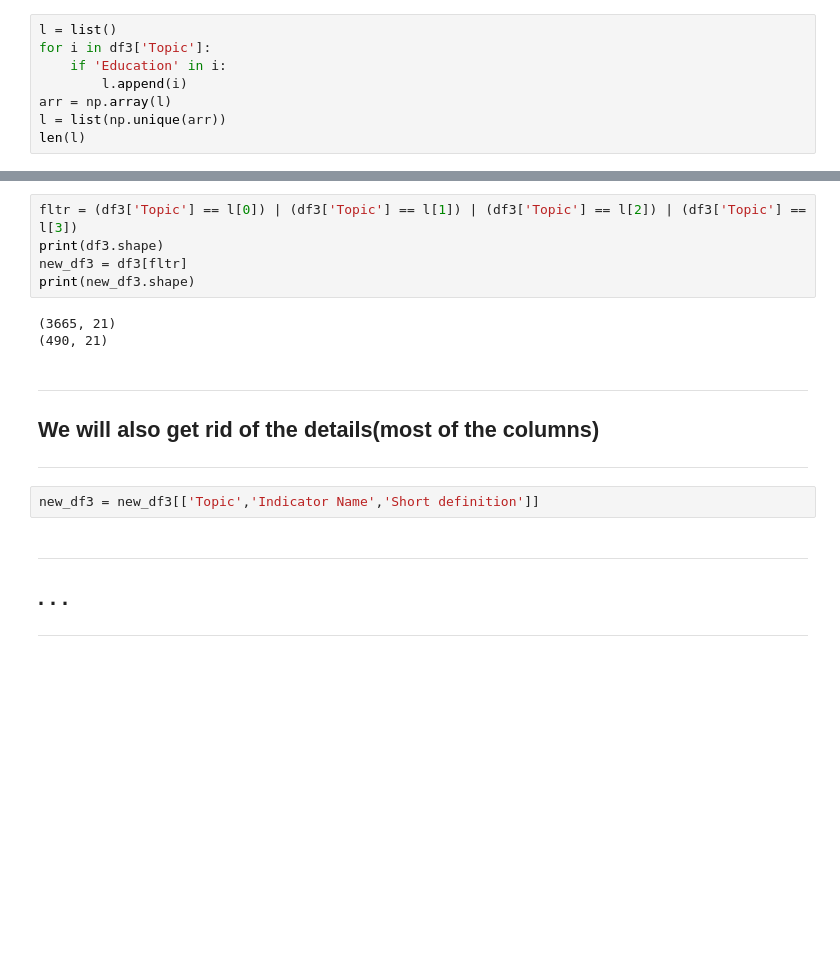
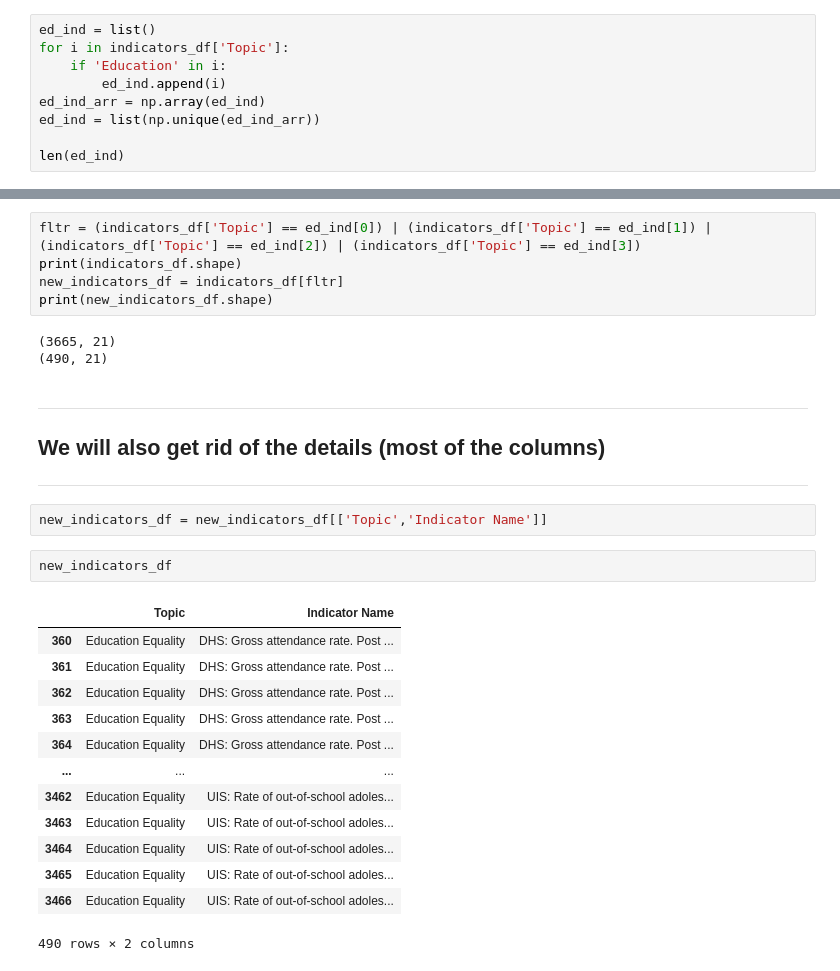
Before and after one commit to Harounnn/eDash, a Jupyter notebook: src/notebook/EDA.ipynb, the cells around one changed output, grey strips where cells are left out. Cells and saved outputs as stored; diff of their text form; blank space fills up the shorter version.

```diff
--- a/src/notebook/EDA.ipynb
+++ b/src/notebook/EDA.ipynb
@@ -49,29 +57,42 @@ df3.head()
 ***
 # %%
-l = list()
-for i in df3['Topic']:
+ed_ind = list()
+for i in indicators_df['Topic']:
     if 'Education' in i:
-        l.append(i)
-arr = np.array(l)
-l = list(np.unique(arr))
-len(l)
+        ed_ind.append(i)
+ed_ind_arr = np.array(ed_ind)
+ed_ind = list(np.unique(ed_ind_arr))
+
+len(ed_ind)
 # %% [output]
 4
 # %%
-fltr = (df3['Topic'] == l[0]) | (df3['Topic'] == l[1]) | (df3['Topic'] == l[2]) | (df3['Topic'] == l[3])
-print(df3.shape)
-new_df3 = df3[fltr]
-print(new_df3.shape)
+fltr = (indicators_df['Topic'] == ed_ind[0]) | (indicators_df['Topic'] == ed_ind[1]) | (indicators_df['Topic'] == ed_ind[2]) | (indicators_df['Topic'] == ed_ind[3])
+print(indicators_df.shape)
+new_indicators_df = indicators_df[fltr]
+print(new_indicators_df.shape)
 # %% [output]
 (3665, 21)
 (490, 21)
 # %% [markdown]
 ***
-## We will also get rid of the details(most of the columns)
+## We will also get rid of the details (most of the columns)
 ***
 # %%
-new_df3 = new_df3[['Topic','Indicator Name','Short definition']]
+new_indicators_df = new_indicators_df[['Topic','Indicator Name']]
-# %% [markdown]
-***
-## . . .
-***
+# %%
+new_indicators_df
+# %% [output]
+|  | Topic | Indicator Name |
+| 360 | Education Equality | DHS: Gross attendance rate. Post ... |
+| 361 | Education Equality | DHS: Gross attendance rate. Post ... |
+| 362 | Education Equality | DHS: Gross attendance rate. Post ... |
+| 363 | Education Equality | DHS: Gross attendance rate. Post ... |
+| 364 | Education Equality | DHS: Gross attendance rate. Post ... |
+| ... | ... | ... |
+| 3462 | Education Equality | UIS: Rate of out-of-school adoles... |
+| 3463 | Education Equality | UIS: Rate of out-of-school adoles... |
+| 3464 | Education Equality | UIS: Rate of out-of-school adoles... |
+| 3465 | Education Equality | UIS: Rate of out-of-school adoles... |
+| 3466 | Education Equality | UIS: Rate of out-of-school adoles... |
+490 rows × 2 columns
```
Also changed, not shown: parts of 13 cells of this notebook.
